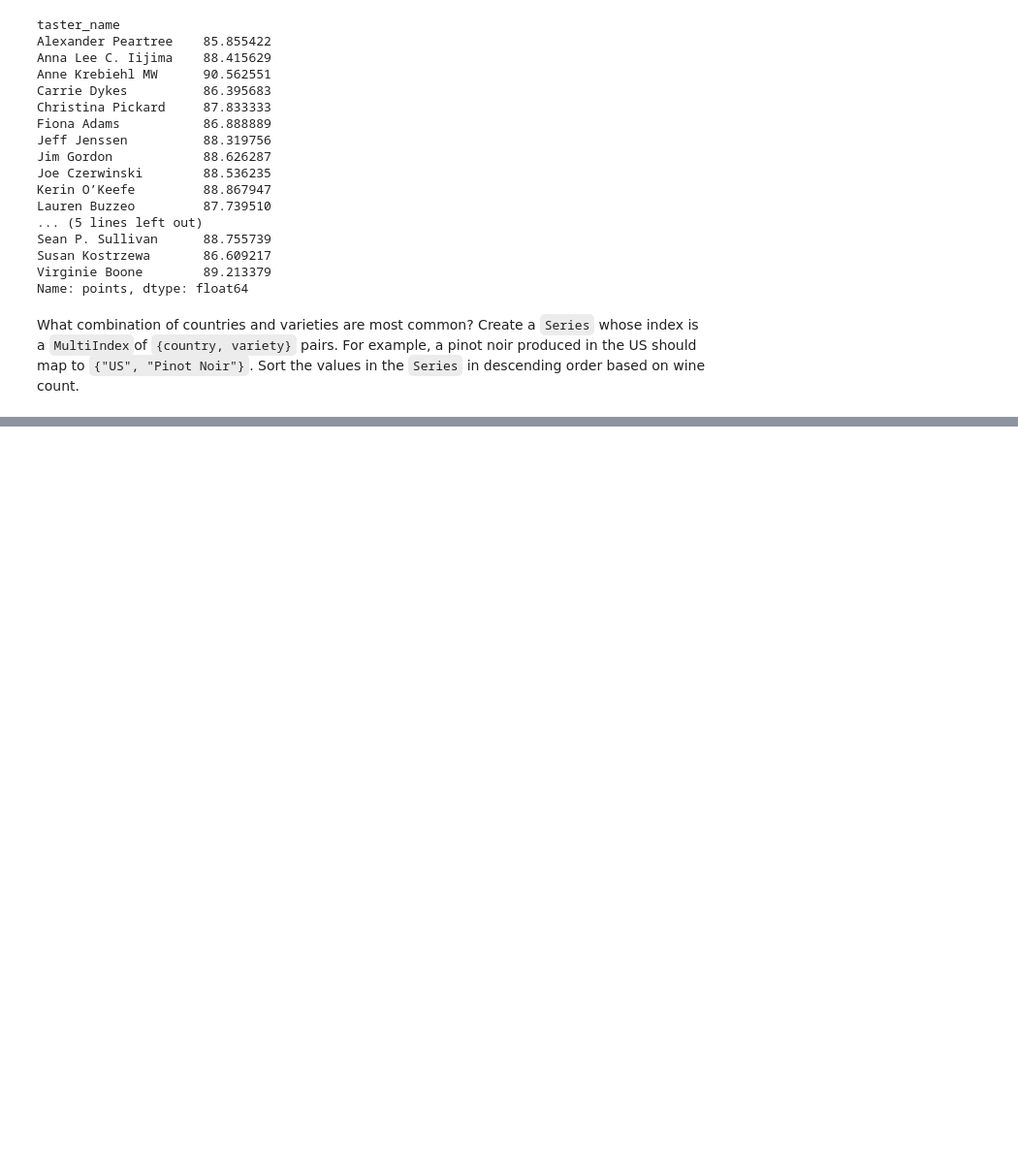
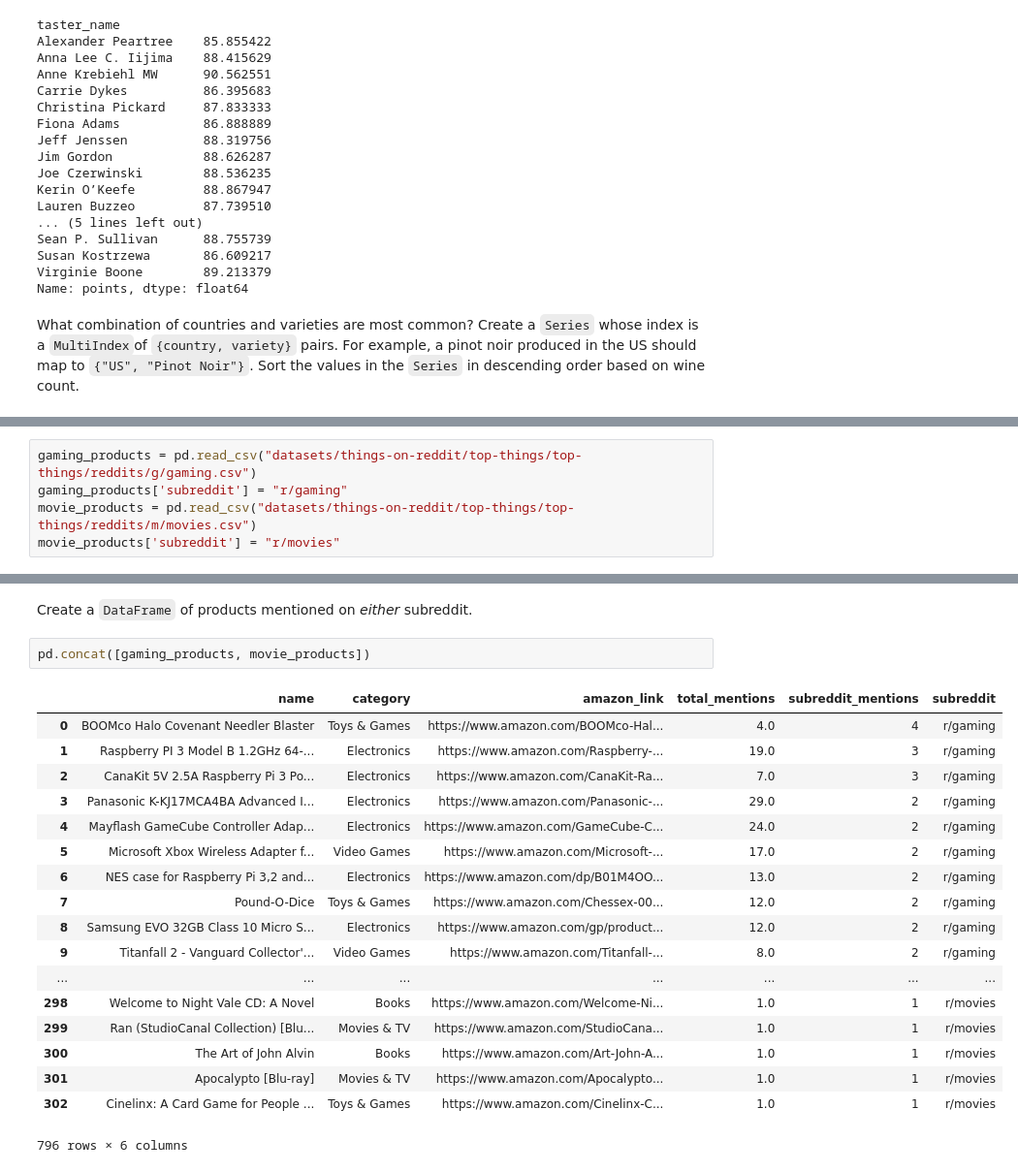
Before and after one commit to Ravi-Rsankar/python, a Jupyter notebook: python/data_science/pandas/kaggle_python_for_datascience.ipynb, the cells around one changed output, grey strips where cells are left out. Shown at 97% size. Cells and saved outputs as stored; diff of their text form; blank space fills up the shorter version.

```diff
--- a/python/data_science/pandas/kaggle_python_for_datascience.ipynb
+++ b/python/data_science/pandas/kaggle_python_for_datascience.ipynb
@@ -515,0 +599,5 @@ Length: 1612, dtype: int64
+# %%
+gaming_products = pd.read_csv("datasets/things-on-reddit/top-things/top-things/reddits/g/gaming.csv")
+gaming_products['subreddit'] = "r/gaming"
+movie_products = pd.read_csv("datasets/things-on-reddit/top-things/top-things/reddits/m/movies.csv")
+movie_products['subreddit'] = "r/movies"
@@ -515,0 +613,23 @@ Length: 1612, dtype: int64
+# %% [markdown]
+Create a `DataFrame` of products mentioned on *either* subreddit.
+# %%
+pd.concat([gaming_products, movie_products])
+# %% [output]
+|  | name | category | amazon_link | total_mentions | subreddit_mentions | subreddit |
+| 0 | BOOMco Halo Covenant Needler Blaster | Toys & Games | https://www.amazon.com/BOOMco-Hal... | 4.0 | 4 | r/gaming |
+| 1 | Raspberry PI 3 Model B 1.2GHz 64-... | Electronics | https://www.amazon.com/Raspberry-... | 19.0 | 3 | r/gaming |
+| 2 | CanaKit 5V 2.5A Raspberry Pi 3 Po... | Electronics | https://www.amazon.com/CanaKit-Ra... | 7.0 | 3 | r/gaming |
+| 3 | Panasonic K-KJ17MCA4BA Advanced I... | Electronics | https://www.amazon.com/Panasonic-... | 29.0 | 2 | r/gaming |
+| 4 | Mayflash GameCube Controller Adap... | Electronics | https://www.amazon.com/GameCube-C... | 24.0 | 2 | r/gaming |
+| 5 | Microsoft Xbox Wireless Adapter f... | Video Games | https://www.amazon.com/Microsoft-... | 17.0 | 2 | r/gaming |
+| 6 | NES case for Raspberry Pi 3,2 and... | Electronics | https://www.amazon.com/dp/B01M4OO... | 13.0 | 2 | r/gaming |
+| 7 | Pound-O-Dice | Toys & Games | https://www.amazon.com/Chessex-00... | 12.0 | 2 | r/gaming |
+| 8 | Samsung EVO 32GB Class 10 Micro S... | Electronics | https://www.amazon.com/gp/product... | 12.0 | 2 | r/gaming |
+| 9 | Titanfall 2 - Vanguard Collector'... | Video Games | https://www.amazon.com/Titanfall-... | 8.0 | 2 | r/gaming |
+| ... | ... | ... | ... | ... | ... | ... |
+| 298 | Welcome to Night Vale CD: A Novel | Books | https://www.amazon.com/Welcome-Ni... | 1.0 | 1 | r/movies |
+| 299 | Ran (StudioCanal Collection) [Blu... | Movies & TV | https://www.amazon.com/StudioCana... | 1.0 | 1 | r/movies |
+| 300 | The Art of John Alvin | Books | https://www.amazon.com/Art-John-A... | 1.0 | 1 | r/movies |
+| 301 | Apocalypto [Blu-ray] | Movies & TV | https://www.amazon.com/Apocalypto... | 1.0 | 1 | r/movies |
+| 302 | Cinelinx: A Card Game for People ... | Toys & Games | https://www.amazon.com/Cinelinx-C... | 1.0 | 1 | r/movies |
+796 rows × 6 columns
```
Also changed, not shown: parts of 21 cells of this notebook.
